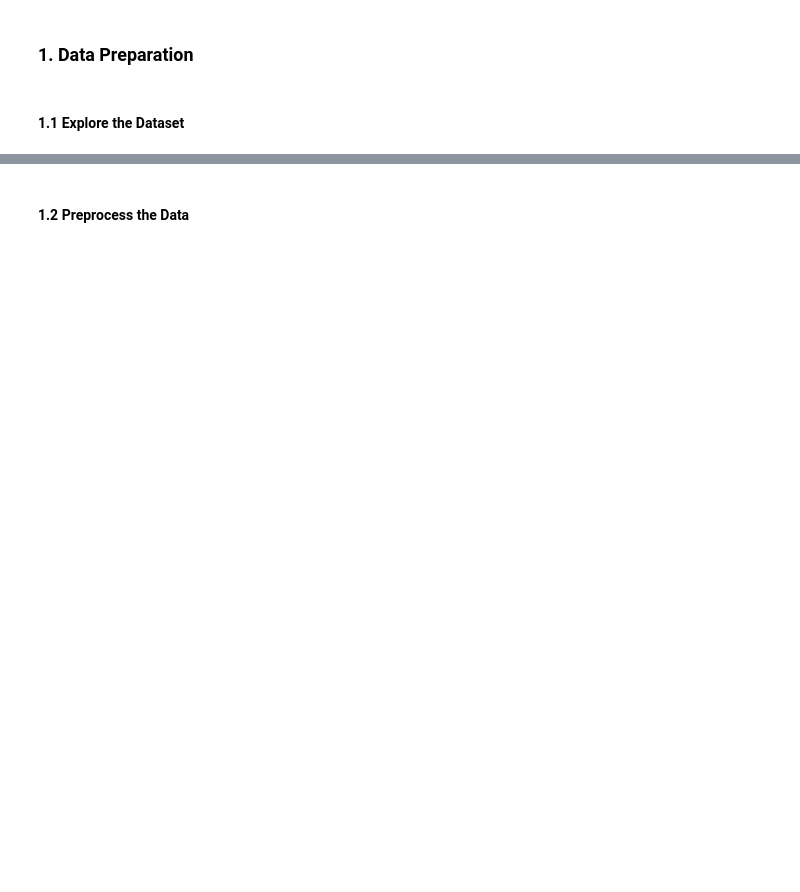
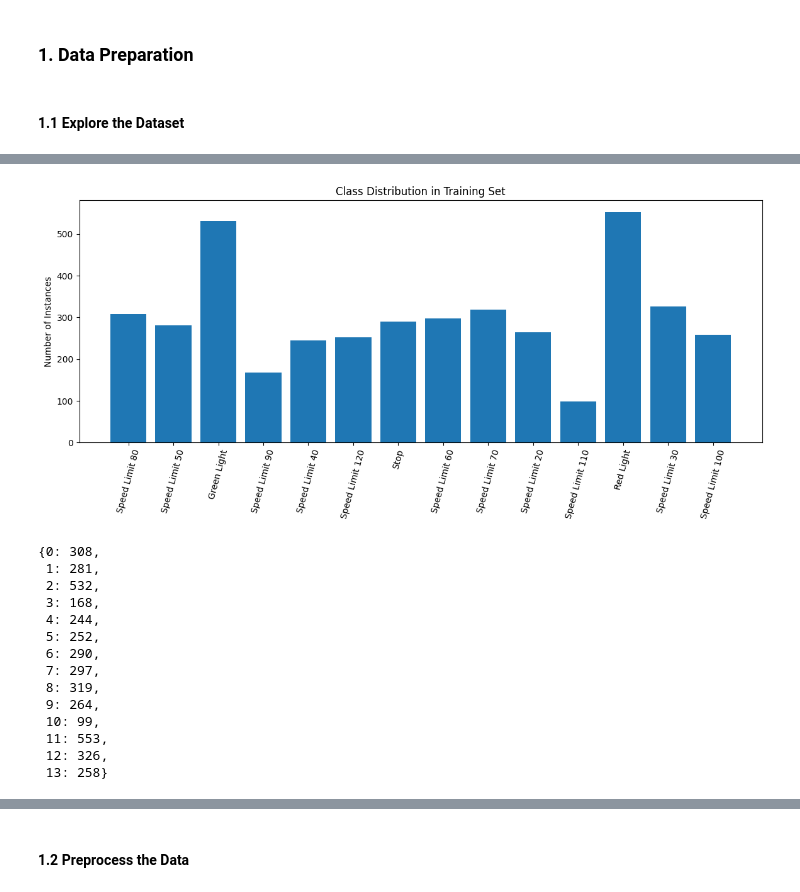
Before and after one commit to jewoolee0502/ComputerVision, a Jupyter notebook: ECSE415_A4_Group50.ipynb, the cells around one changed output, grey strips where cells are left out. Saved outputs shown, nothing was run; the diff lists cells and outputs as text; code cells hidden in the pictures; blank space fills up the shorter version.

```diff
--- a/ECSE415_A4_Group50.ipynb
+++ b/ECSE415_A4_Group50.ipynb
@@ -29,0 +132,33 @@ path_anthony = ''
+# %%
+class_counts = {i: 0 for i in CLASS_NAMES.keys()}
+
+for label_file in os.listdir(train_labels_dir):
+  with open(os.path.join(train_labels_dir, label_file), "r") as f:
+    for line in f:
+      cls_id = int(line.split()[0])
+      class_counts[cls_id] += 1
+
+plt.figure(figsize=(14,5))
+plt.bar(CLASS_NAMES.values(), class_counts.values())
+plt.xticks(rotation=75, fontsize=10)
+plt.ylabel("Number of Instances")
+plt.title("Class Distribution in Training Set")
+plt.show()
+
+class_counts
+# %% [output]
+[figure, added]
+{0: 308,
+ 1: 281,
+ 2: 532,
+ 3: 168,
+ 4: 244,
+ 5: 252,
+ 6: 290,
+ 7: 297,
+ 8: 319,
+ 9: 264,
+ 10: 99,
+ 11: 553,
+ 12: 326,
+ 13: 258}
```
Also changed, not shown: parts of 19 cells of this notebook.
